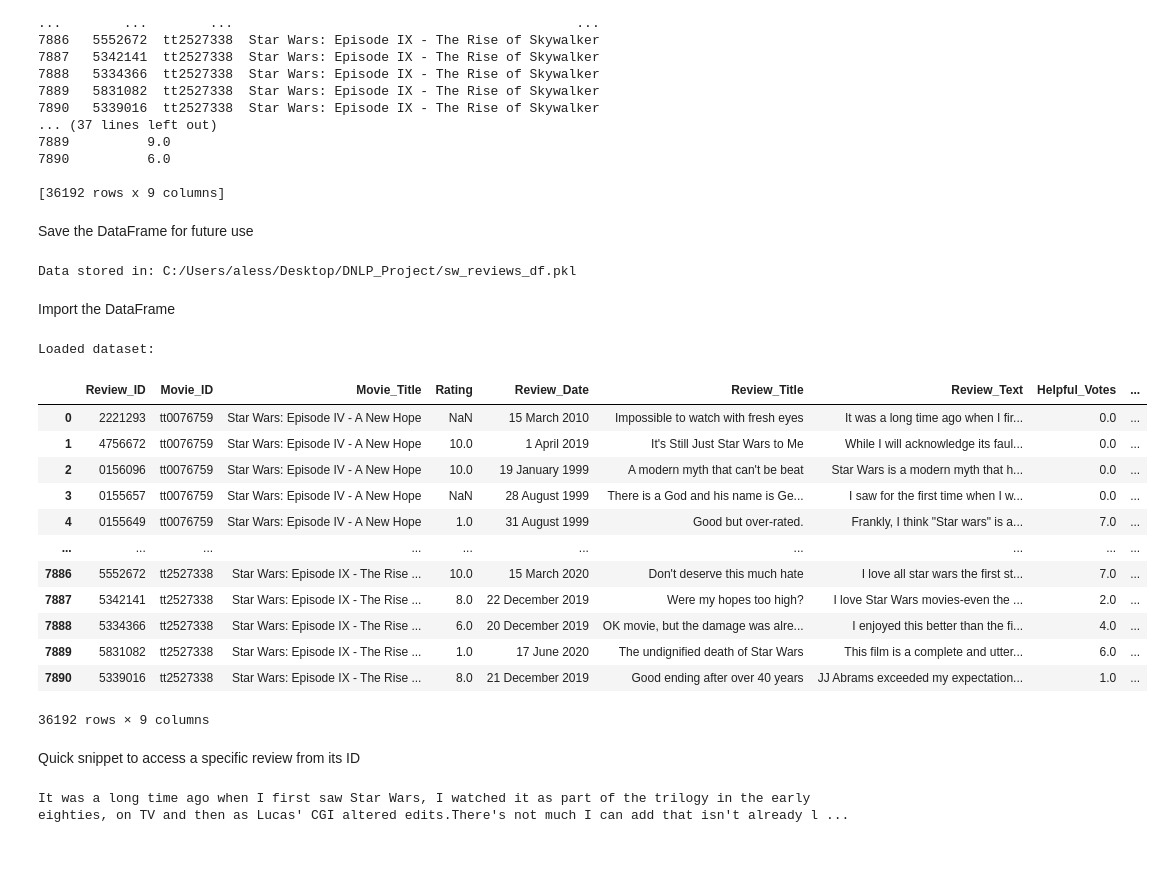
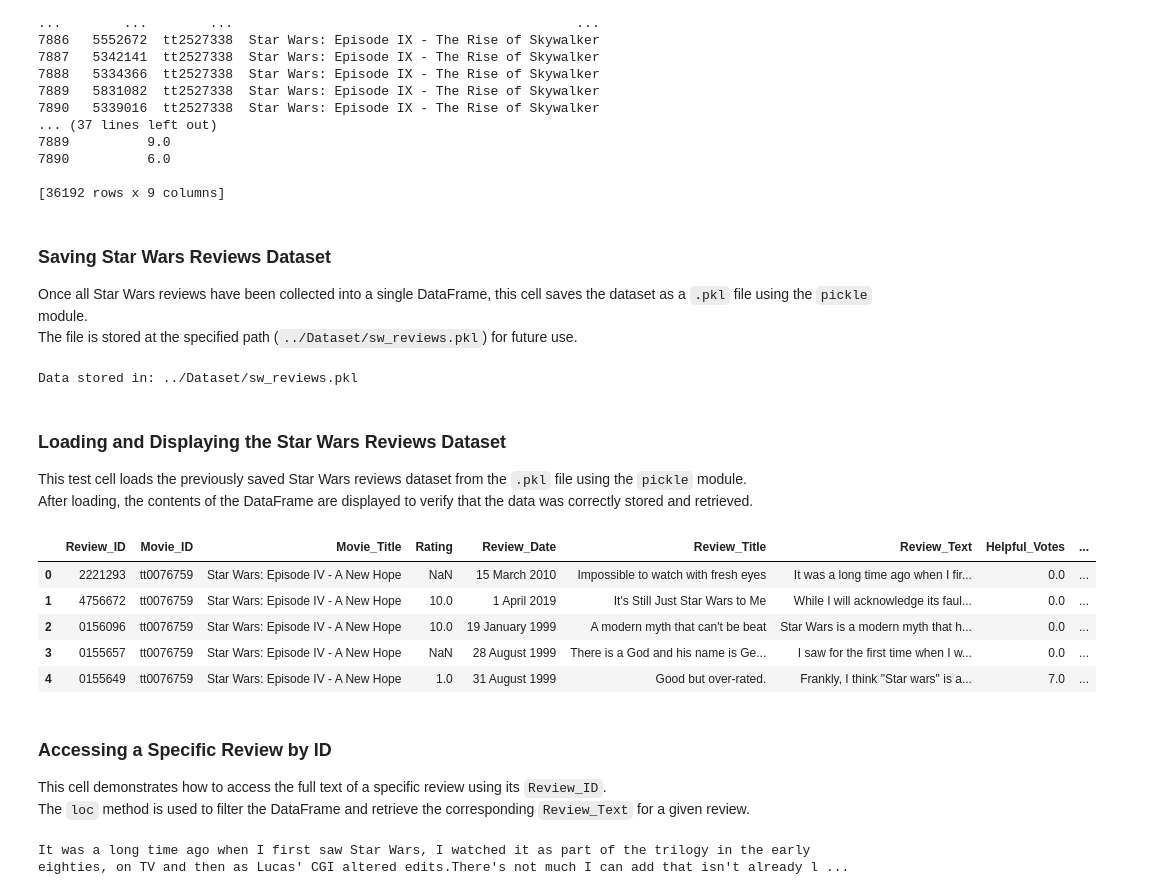
Before and after one commit to Manuele23/DNLP-KeyBert, a Jupyter notebook: Dataset Creation/Dataset_Creation - Complete Dataset.ipynb, the cells around one changed output. Cells and saved outputs as stored; diff of their text form; code cells hidden in the pictures; blank space fills up the shorter version.

Commit message:
Reviews By Movie

```diff
--- a/Dataset Creation/Dataset_Creation - Complete Dataset.ipynb
+++ b/Dataset Creation/Dataset_Creation - Complete Dataset.ipynb
@@ -44,0 +76,11 @@ list_of_movies_ids_others = ['6751668', '0060196', '0241527', '15398776', '37839
+# %%
+# STAR WARS MOVIES
+list_of_movies_ids_sw = ['0076759', # Star Wars: Episode IV - A New Hope
+                         '0080684', # Star Wars: Episode V - The Empire Strikes Back
+                         '0086190', # Star Wars: Episode VI - Return of the Jedi
+                         '0120915', # Star Wars: Episode I - The Phantom Menace
+                         '0121765', # Star Wars: Episode II - Attack of the Clones
+                         '0121766', # Star Wars: Episode III - Revenge of the Sith
+                         '2488496', # Star Wars: Episode VII - The Force Awakens
+                         '2527336', # Star Wars: Episode VIII - The Last Jedi
+                         '2527338'] # Star Wars: Episode IX - The Rise of Skywalker
@@ -45,16 +93,26 @@ list_of_movies_ids_others = ['6751668', '0060196', '0241527', '15398776', '37839
 # %%
+# Initialize the Retriever instance
 retriever = Retriever()
 
 # Start with an empty DataFrame
 reviews_df_sw = pd.DataFrame()
 
+# Loop through each movie ID and retrieve reviews
 for movie_id in list_of_movies_ids_sw:
 
+    # Retrieve review IDs for the current movie
     review_ids = retriever.get_reviews_ids_from_movie_id(movie_id)
 
+    # If no reviews are found, skip to the next movie
+    if not review_ids:
+        print(f'No reviews found for movie ID {movie_id}. Skipping...')
+        continue
+
+    # Print the retrieved review IDs
     print('From the movie ' + str(movie_id) + ' were retrieved the following reviews:')
     print(review_ids)
 
+    # Retrieve reviews as a DataFrame and concatenate it to the main DataFrame
     temp_df = retriever.get_reviews_dataframe_from_set_of_review_ids(review_ids)
     reviews_df_sw = pd.concat([reviews_df_sw,temp_df], ignore_index=False)
 
@@ -95,13 +153,14 @@ From the movie 2527338 were retrieved the following reviews:
 7890          6.0
 
 [36192 rows x 9 columns]
-# %% [markdown]
-Save the DataFrame for future use
+# %% [markdown]
+### Saving Star Wars Reviews Dataset
+
+Once all Star Wars reviews have been collected into a single DataFrame, this cell saves the dataset as a `.pkl` file using the `pickle` module.
+The file is stored at the specified path (`../Dataset/sw_reviews.pkl`) for future use.
 # %%
-import pickle
-
 # File path
-file_path = "C:/Users/aless/Desktop/DNLP_Project/sw_reviews_df.pkl"
+file_path = "../Dataset/sw_reviews.pkl"
 
 # Save data
 with open(file_path, "wb") as file:
@@ -109,35 +168,32 @@ with open(file_path, "wb") as file:
 
 print(f"Data stored in: {file_path}")
 # %% [output]
-Data stored in: C:/Users/aless/Desktop/DNLP_Project/sw_reviews_df.pkl
+Data stored in: ../Dataset/sw_reviews.pkl
-# %% [markdown]
-Import the DataFrame
+# %% [markdown]
+### Loading and Displaying the Star Wars Reviews Dataset
+
+This test cell loads the previously saved Star Wars reviews dataset from the `.pkl` file using the `pickle` module.
+After loading, the contents of the DataFrame are displayed to verify that the data was correctly stored and retrieved.
 # %%
-import pickle
+# File path
+file_path = "../Dataset/sw_reviews.pkl"
 
-# File path
-file_path = "C:/Users/aless/Desktop/DNLP_Project/sw_reviews_df.pkl"
-
+# Load data
 with open(file_path, 'rb') as file:
     reviews_df_sw = pickle.load(file)
 
-print("Loaded dataset:")
-display(reviews_df_sw)
+# Display the first few rows of the DataFrame
+reviews_df_sw.head()
 # %% [output]
-Loaded dataset:
 |  | Review_ID | Movie_ID | Movie_Title | Rating | Review_Date | Review_Title | Review_Text | Helpful_Votes | ... |
 | 0 | 2221293 | tt0076759 | Star Wars: Episode IV - A New Hope | NaN | 15 March 2010 | Impossible to watch with fresh eyes | It was a long time ago when I fir... | 0.0 | ... |
 | 1 | 4756672 | tt0076759 | Star Wars: Episode IV - A New Hope | 10.0 | 1 April 2019 | It's Still Just Star Wars to Me | While I will acknowledge its faul... | 0.0 | ... |
 | 2 | 0156096 | tt0076759 | Star Wars: Episode IV - A New Hope | 10.0 | 19 January 1999 | A modern myth that can't be beat | Star Wars is a modern myth that h... | 0.0 | ... |
 | 3 | 0155657 | tt0076759 | Star Wars: Episode IV - A New Hope | NaN | 28 August 1999 | There is a God and his name is Ge... | I saw for the first time when I w... | 0.0 | ... |
 | 4 | 0155649 | tt0076759 | Star Wars: Episode IV - A New Hope | 1.0 | 31 August 1999 | Good but over-rated. | Frankly, I think "Star wars" is a... | 7.0 | ... |
-| ... | ... | ... | ... | ... | ... | ... | ... | ... | ... |
-| 7886 | 5552672 | tt2527338 | Star Wars: Episode IX - The Rise ... | 10.0 | 15 March 2020 | Don't deserve this much hate | I love all star wars the first st... | 7.0 | ... |
-| 7887 | 5342141 | tt2527338 | Star Wars: Episode IX - The Rise ... | 8.0 | 22 December 2019 | Were my hopes too high? | I love Star Wars movies-even the ... | 2.0 | ... |
-| 7888 | 5334366 | tt2527338 | Star Wars: Episode IX - The Rise ... | 6.0 | 20 December 2019 | OK movie, but the damage was alre... | I enjoyed this better than the fi... | 4.0 | ... |
-| 7889 | 5831082 | tt2527338 | Star Wars: Episode IX - The Rise ... | 1.0 | 17 June 2020 | The undignified death of Star Wars | This film is a complete and utter... | 6.0 | ... |
-| 7890 | 5339016 | tt2527338 | Star Wars: Episode IX - The Rise ... | 8.0 | 21 December 2019 | Good ending after over 40 years | JJ Abrams exceeded my expectation... | 1.0 | ... |
-36192 rows × 9 columns
-# %% [markdown]
-Quick snippet to access a specific review from its ID
+# %% [markdown]
+### Accessing a Specific Review by ID
+
+This cell demonstrates how to access the full text of a specific review using its `Review_ID`.
+The `loc` method is used to filter the DataFrame and retrieve the corresponding `Review_Text` for a given review.
 # %%
```
Also changed, not shown: parts of 33 cells of this notebook, 7 other files.
